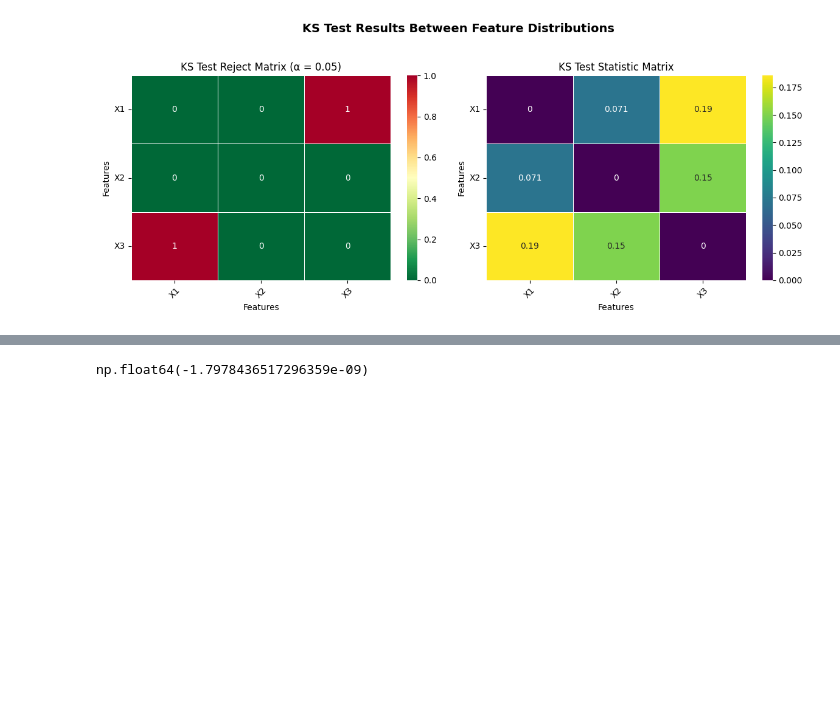
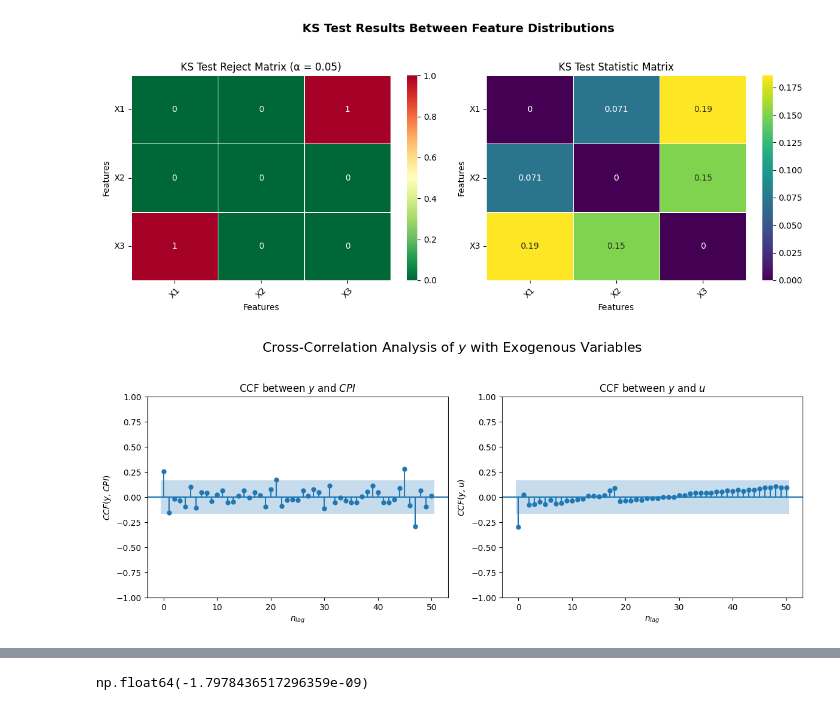
Before and after one commit to GongJr0/Econometrics2025-Project, a Jupyter notebook: main.ipynb, the cells around one changed output, grey strips where cells are left out. Cells and saved outputs as stored; diff of their text form; code cells hidden in the pictures; blank space fills up the shorter version.

```diff
--- a/main.ipynb
+++ b/main.ipynb
@@ -42,3 +59,26 @@ X = s.fit_transform(X.values)
 tests = KS2Sample(X, display_plot=True)
 # %% [output]
 [figure]
+# %%
+u_ar = AR1(X[:, 2], "n")
+u_resid = X[1:, 2] - u_ar * X[:-1, 2]
+u_target = X[1:, 0] - u_ar * X[:-1, 0]
+
+cpi_ar = AR1(X[:, 1], "n")
+cpi_resid = X[1:, 1] - cpi_ar * X[:-1, 1]
+cpi_target = X[1:, 0] - cpi_ar * X[:-1, 0]
+# %%
+fig, ax = plt.subplots(1, 2, figsize=(12, 5))
+plot_ccf(cpi_target, cpi_resid, ax=ax[0], title=r"CCF between $y$ and $CPI$", lags=50)
+ax[0].set_xlabel(r"$n_{lag}$")
+ax[0].set_ylabel(r"$CCF(y, CPI)$")
+
+plot_ccf(u_target, u_resid, ax=ax[1], title=r"CCF between $y$ and $u$", lags=50)
+ax[1].set_xlabel(r"$n_{lag}$")
+ax[1].set_ylabel(r"$CCF(y, u)$")
+
+plt.suptitle(r"Cross-Correlation Analysis of $y$ with Exogenous Variables", fontsize=16)
+plt.tight_layout(rect=[0, 0, 1, 0.95])
+plt.show()
+# %% [output]
+[figure, added]
```
Also changed, not shown: parts of 3 cells of this notebook.
